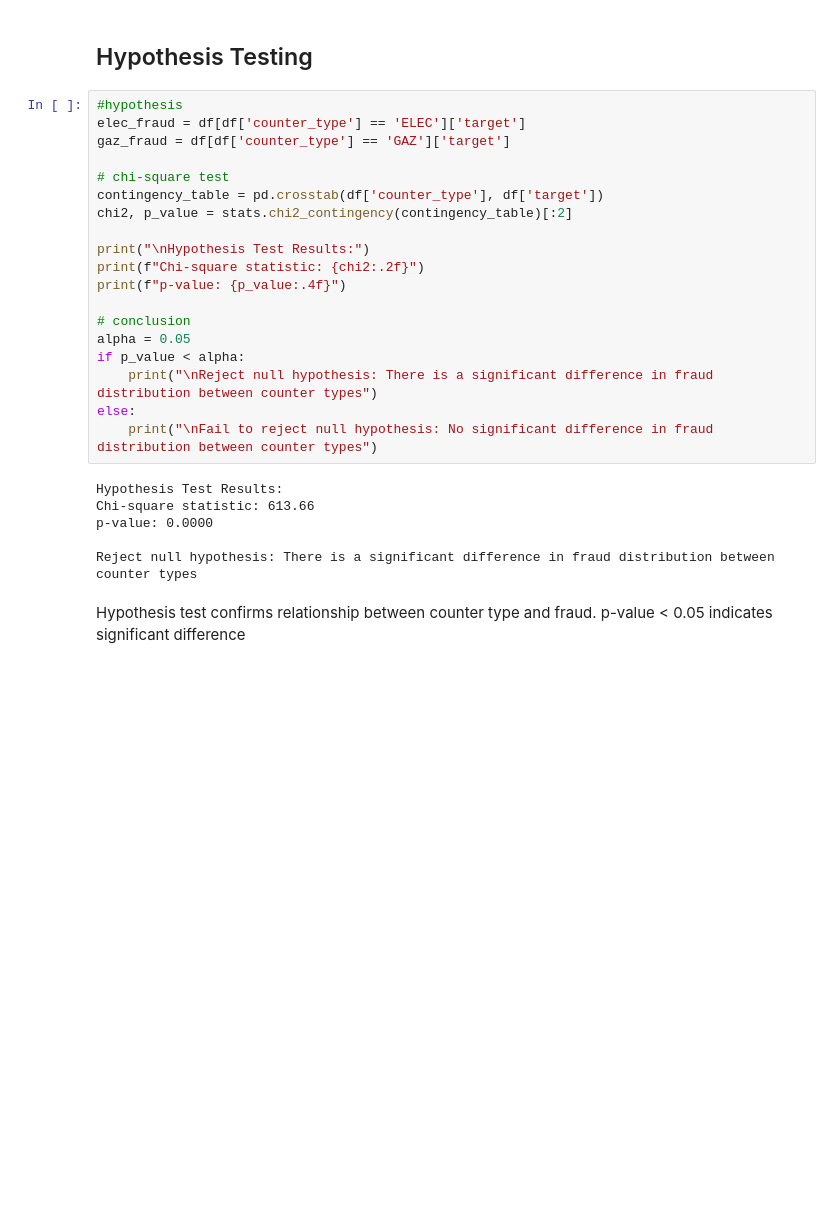
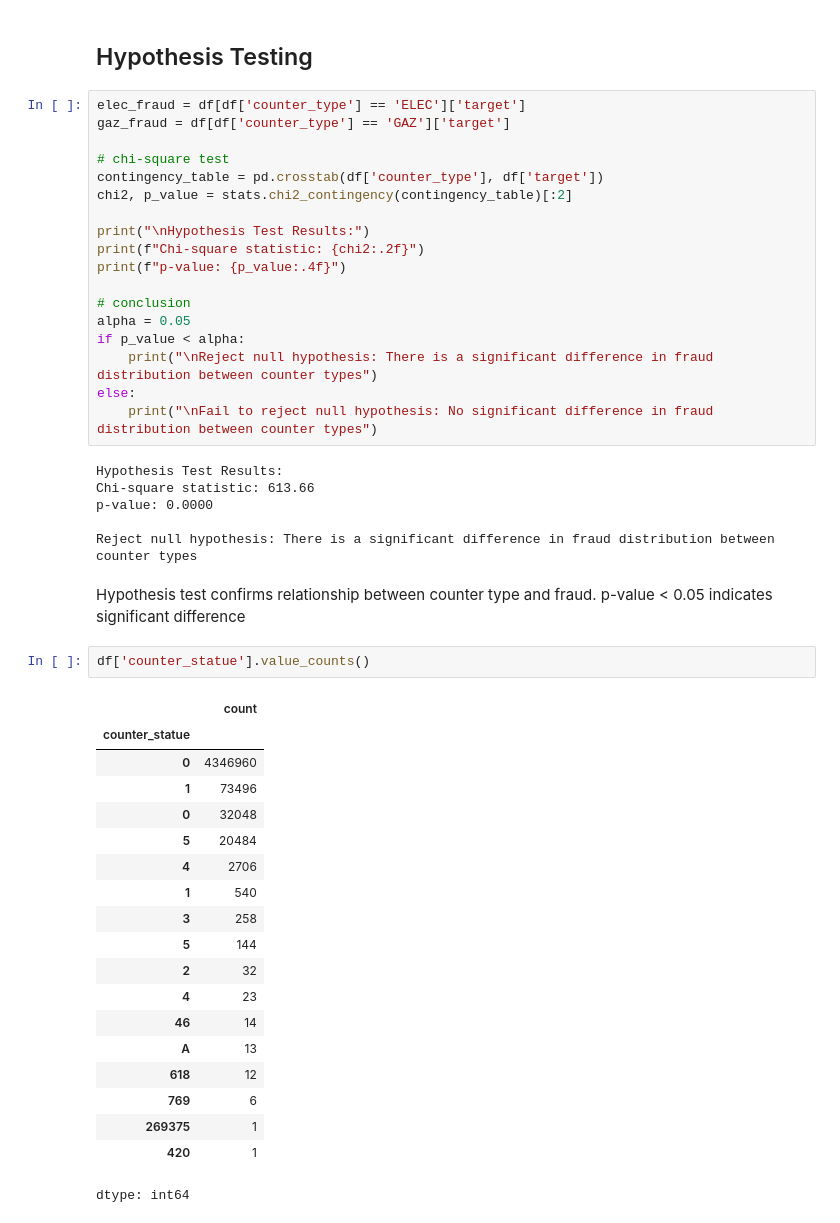
Before and after one commit to Code-str8/customer-frauds-detection, a Jupyter notebook: fraud_detection.ipynb, the cells around one changed output. Cells and saved outputs as stored; diff of their text form; blank space fills up the shorter version.

```diff
--- a/fraud_detection.ipynb
+++ b/fraud_detection.ipynb
@@ -623,7 +634,6 @@ Higher fraud rates during peak consumption months (2nd month), there is differen
 # %% [markdown]
 ## Hypothesis Testing
 # %%
-#hypothesis
 elec_fraud = df[df['counter_type'] == 'ELEC']['target']
 gaz_fraud = df[df['counter_type'] == 'GAZ']['target']
 
@@ -649,3 +659,25 @@ p-value: 0.0000
 Reject null hypothesis: There is a significant difference in fraud distribution between counter types
 # %% [markdown]
 Hypothesis test confirms relationship between counter type and fraud. p-value < 0.05 indicates significant difference
+# %%
+df['counter_statue'].value_counts()
+# %% [output]
+|  | count |
+| counter_statue |  |
+| 0 | 4346960 |
+| 1 | 73496 |
+| 0 | 32048 |
+| 5 | 20484 |
+| 4 | 2706 |
+| 1 | 540 |
+| 3 | 258 |
+| 5 | 144 |
+| 2 | 32 |
+| 4 | 23 |
+| 46 | 14 |
+| A | 13 |
+| 618 | 12 |
+| 769 | 6 |
+| 269375 | 1 |
+| 420 | 1 |
+dtype: int64
```
Also changed, not shown: parts of 26 cells of this notebook.
